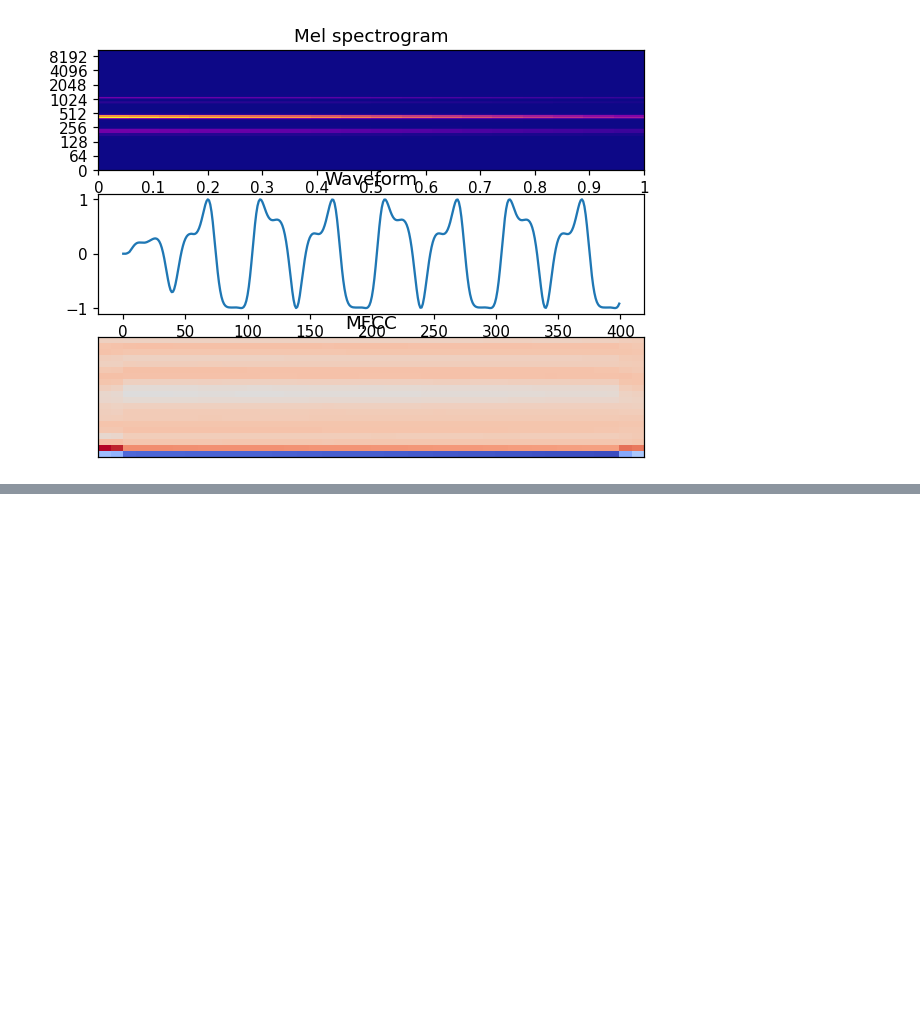
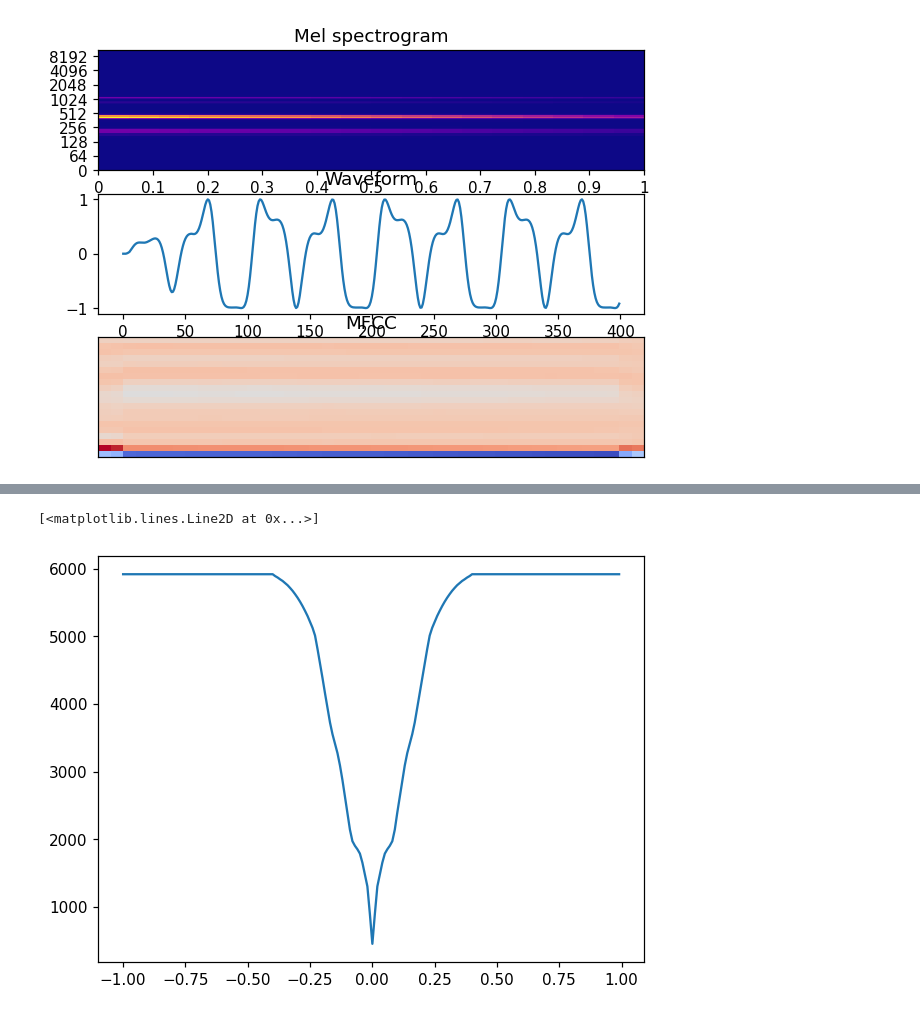
Before and after one commit to Wint3rmute/luthier, a Jupyter notebook: rust.ipynb, the cells around one changed output, grey strips where cells are left out. Cells and saved outputs as stored; diff of their text form; code cells hidden in the pictures; blank space fills up the shorter version.

```diff
--- a/rust.ipynb
+++ b/rust.ipynb
@@ -94,0 +116,18 @@ target_audio.show_player()
+# %%
+attack_values = [ a / 100 for a in range(-100, 100, 1) ]
+results = []
+
+def get_distance_variable_attack(attack):
+    graph = one_operator_fm()
+    graph.set_input(graph.amp_adsr_node_id, "input_attack", attack)
+    generated_audio = Sample(graph.play(SAMPLE_RATE))
+    dist = target_audio.mfcc_distance(generated_audio)
+    return dist
+
+with Pool() as p:
+    results = list(tqdm(p.imap(get_distance_variable_attack, attack_values), total=len(attack_values)))
+
+plt.plot(attack_values, results)
+# %% [output]
+[<matplotlib.lines.Line2D at 0x...>]
+[figure, added]
```
Also changed, not shown: parts of 5 cells of this notebook, 1 other file.
